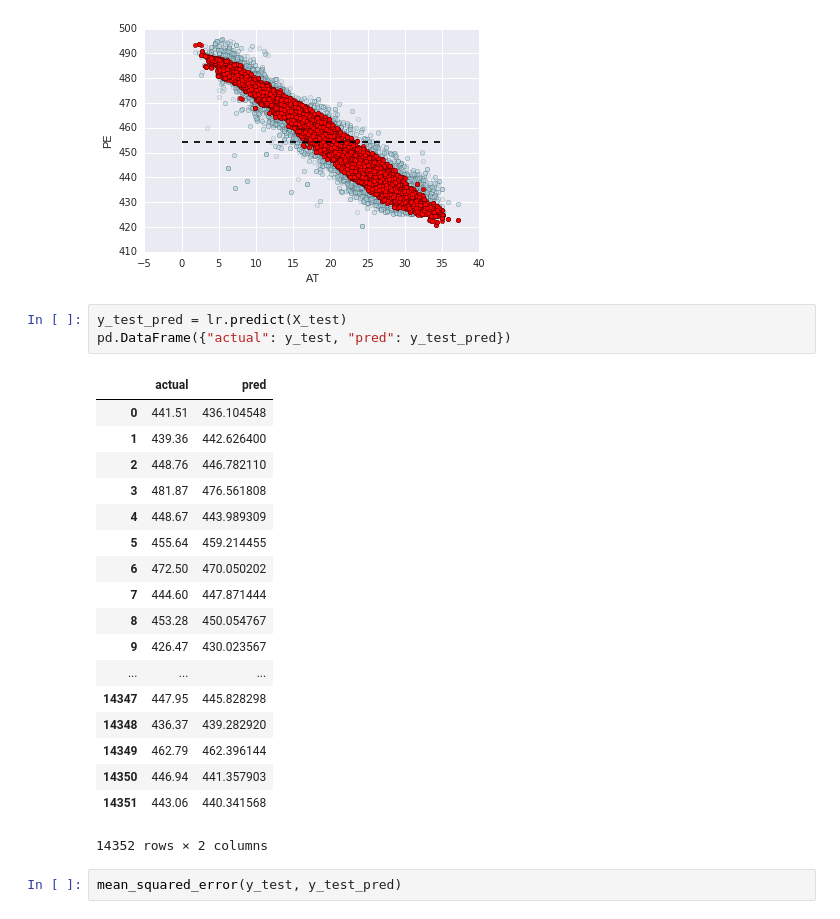
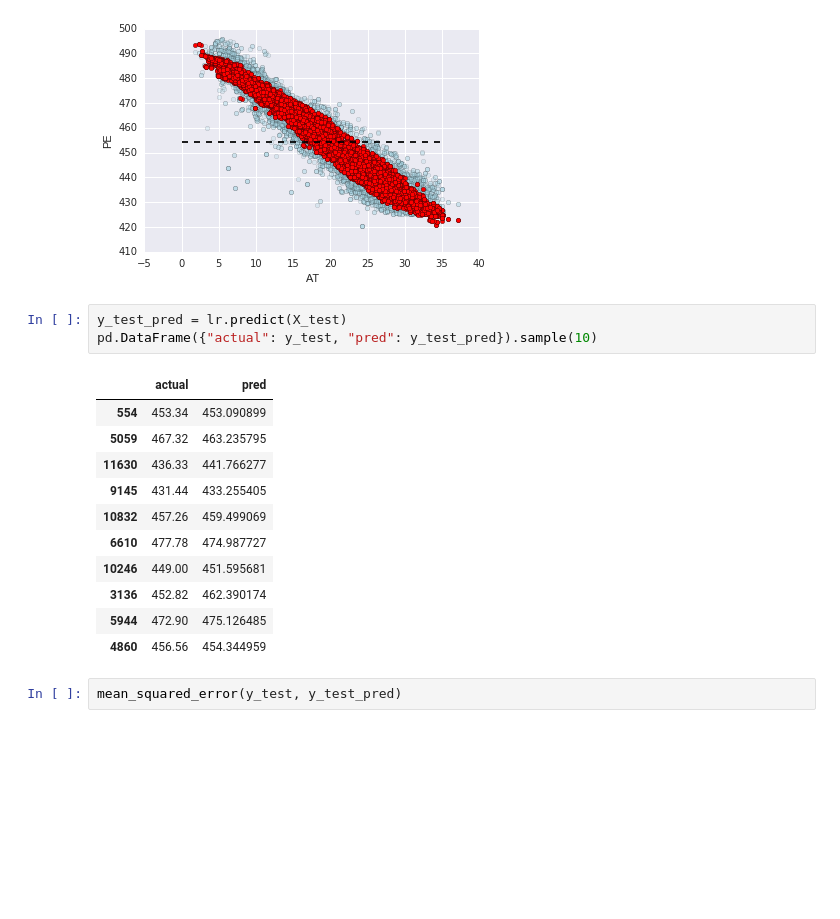
Before and after one commit to Einext/jupyter-notebooks, a Jupyter notebook: 03 Linear Regression.ipynb, the cells around one changed output. Saved outputs shown, nothing was run; the diff lists cells and outputs as text; blank space fills up the shorter version.

```diff
--- a/03 Linear Regression.ipynb
+++ b/03 Linear Regression.ipynb
@@ -193,26 +193,19 @@ plt.ylabel("PE")
 [figure]
 # %%
 y_test_pred = lr.predict(X_test)
-pd.DataFrame({"actual": y_test, "pred": y_test_pred})
+pd.DataFrame({"actual": y_test, "pred": y_test_pred}).sample(10)
 # %% [output]
 |  | actual | pred |
-| 0 | 441.51 | 436.104548 |
-| 1 | 439.36 | 442.626400 |
-| 2 | 448.76 | 446.782110 |
-| 3 | 481.87 | 476.561808 |
-| 4 | 448.67 | 443.989309 |
-| 5 | 455.64 | 459.214455 |
-| 6 | 472.50 | 470.050202 |
-| 7 | 444.60 | 447.871444 |
-| 8 | 453.28 | 450.054767 |
-| 9 | 426.47 | 430.023567 |
-| ... | ... | ... |
-| 14347 | 447.95 | 445.828298 |
-| 14348 | 436.37 | 439.282920 |
-| 14349 | 462.79 | 462.396144 |
-| 14350 | 446.94 | 441.357903 |
-| 14351 | 443.06 | 440.341568 |
+| 554 | 453.34 | 453.090899 |
+| 5059 | 467.32 | 463.235795 |
+| 11630 | 436.33 | 441.766277 |
+| 9145 | 431.44 | 433.255405 |
+| 10832 | 457.26 | 459.499069 |
+| 6610 | 477.78 | 474.987727 |
+| 10246 | 449.00 | 451.595681 |
+| 3136 | 452.82 | 462.390174 |
+| 5944 | 472.90 | 475.126485 |
+| 4860 | 456.56 | 454.344959 |
-14352 rows × 2 columns
 # %%
 mean_squared_error(y_test, y_test_pred)
 # %% [output]
```
Also changed, not shown: parts of 15 cells of this notebook.
